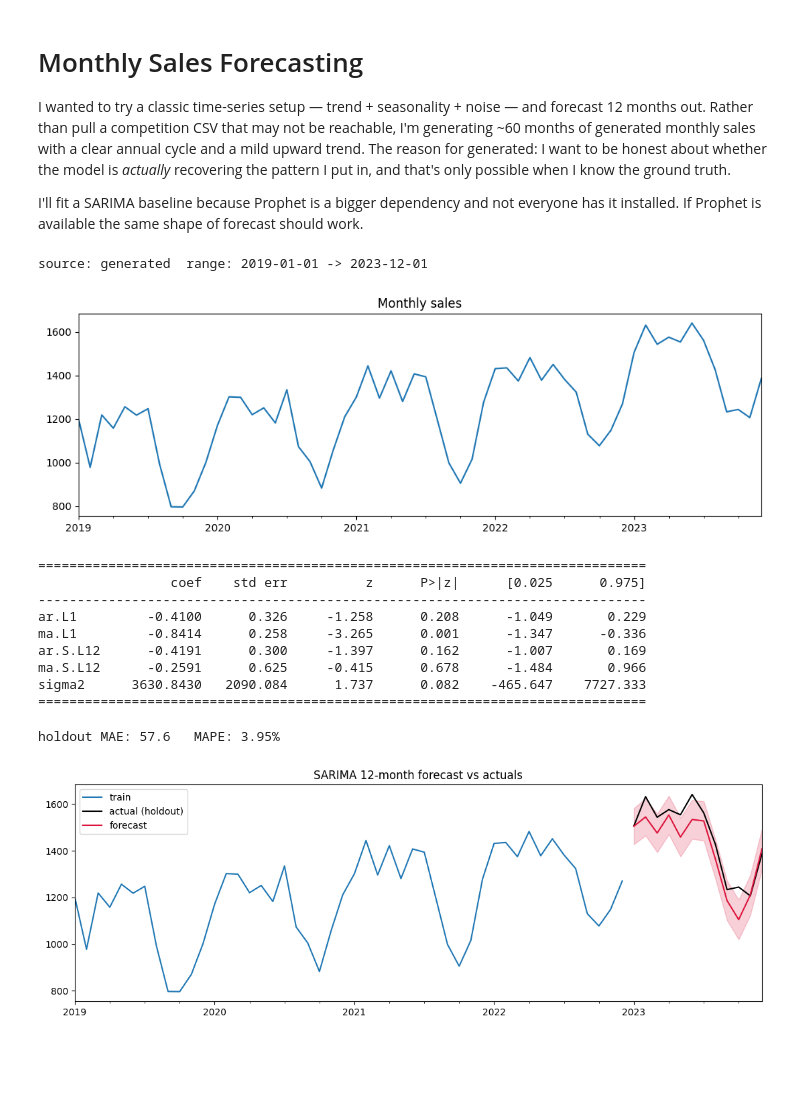
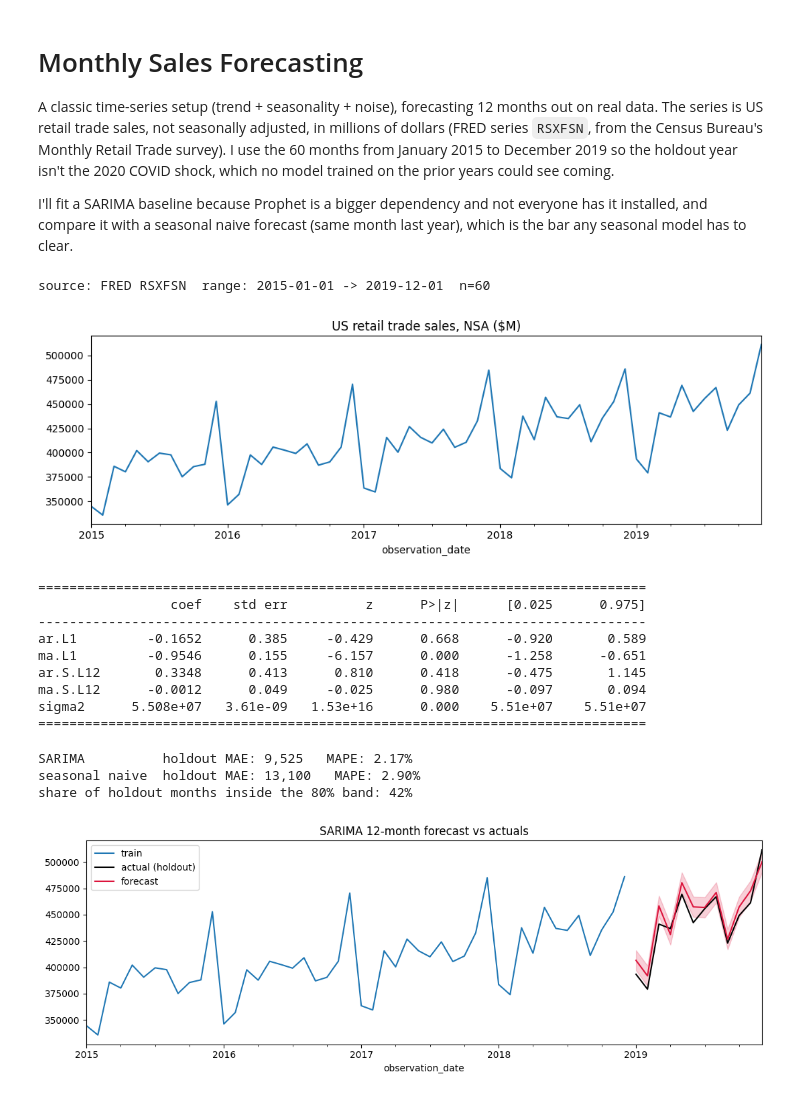
Before and after one commit to Rushmitha-dot/rush, a Jupyter notebook: notebooks/050_sales_forecast/050_sales_forecast.ipynb, the cells around one changed output. Drawn from its saved outputs; the diff is of its cells as text; code cells hidden in the pictures; blank space fills up the shorter version.

Commit message:
050: use US retail sales (FRED RSXFSN)

```diff
--- a/notebooks/050_sales_forecast/050_sales_forecast.ipynb
+++ b/notebooks/050_sales_forecast/050_sales_forecast.ipynb
@@ -1,9 +1,9 @@
 # %% [markdown]
 # Monthly Sales Forecasting
 
-I wanted to try a classic time-series setup — trend + seasonality + noise — and forecast 12 months out. Rather than pull a competition CSV that may not be reachable, I'm generating ~60 months of generated monthly sales with a clear annual cycle and a mild upward trend. The reason for generated: I want to be honest about whether the model is *actually* recovering the pattern I put in, and that's only possible when I know the ground truth.
+A classic time-series setup (trend + seasonality + noise), forecasting 12 months out on real data. The series is US retail trade sales, not seasonally adjusted, in millions of dollars (FRED series `RSXFSN`, from the Census Bureau's Monthly Retail Trade survey). I use the 60 months from January 2015 to December 2019 so the holdout year isn't the 2020 COVID shock, which no model trained on the prior years could see coming.
 
-I'll fit a SARIMA baseline because Prophet is a bigger dependency and not everyone has it installed. If Prophet is available the same shape of forecast should work.
+I'll fit a SARIMA baseline because Prophet is a bigger dependency and not everyone has it installed, and compare it with a seasonal naive forecast (same month last year), which is the bar any seasonal model has to clear.
 # %%
 import numpy as np
 import pandas as pd
@@ -20,25 +19,19 @@ RNG = np.random.default_rng(13)
 DATA_DIR = Path("../../data/sales")
 # %%
-# 60 months from 2019-01
-csv = DATA_DIR / "monthly_sales.csv"
-if csv.exists():
-    series = pd.read_csv(csv, parse_dates=["date"]).set_index("date")["sales"]
-    source = "local csv"
-else:
-    n = 60
-    idx = pd.date_range("2019-01-01", periods=n, freq="MS")
-    t = np.arange(n)
-    trend = 1000 + 8 * t
-    season = 220 * np.sin(2 * np.pi * (t % 12) / 12) + 90 * np.cos(2 * np.pi * (t % 12) / 6)
-    noise = RNG.normal(0, 60, n)
-    series = pd.Series(trend + season + noise, index=idx, name="sales")
-    source = "generated"
+# US retail trade sales, NSA, millions of USD (FRED RSXFSN, source US Census Bureau)
+csv = DATA_DIR / "RSXFSN.csv"
+if not csv.exists():
+    DATA_DIR.mkdir(parents=True, exist_ok=True)
+    pd.read_csv("https://fred.stlouisfed.org/graph/fredgraph.csv?id=RSXFSN").to_csv(csv, index=False)
 
-print(f"source: {source}  range: {series.index.min().date()} -> {series.index.max().date()}")
-series.plot(figsize=(10, 3.5), title="Monthly sales"); plt.tight_layout(); plt.show()
+full = pd.read_csv(csv, parse_dates=["observation_date"]).set_index("observation_date")["RSXFSN"]
+series = full.loc["2015-01-01":"2019-12-01"].asfreq("MS").rename("sales")
+
+print(f"source: FRED RSXFSN  range: {series.index.min().date()} -> {series.index.max().date()}  n={len(series)}")
+series.plot(figsize=(10, 3.5), title="US retail trade sales, NSA ($M)"); plt.tight_layout(); plt.show()
 # %% [output]
-source: generated  range: 2019-01-01 -> 2023-12-01
+source: FRED RSXFSN  range: 2015-01-01 -> 2019-12-01  n=60
-[figure, old version]
+[figure, new version]
 # %%
 # hold out the last 12 months as a test window
 train, test = series.iloc[:-12], series.iloc[-12:]
@@ -53,11 +46,11 @@ print(res.summary().tables[1])
 ==============================================================================
                  coef    std err          z      P>|z|      [0.025      0.975]
 ------------------------------------------------------------------------------
-ar.L1         -0.4100      0.326     -1.258      0.208      -1.049       0.229
-ma.L1         -0.8414      0.258     -3.265      0.001      -1.347      -0.336
-ar.S.L12      -0.4191      0.300     -1.397      0.162      -1.007       0.169
-ma.S.L12      -0.2591      0.625     -0.415      0.678      -1.484       0.966
-sigma2      3630.8430   2090.084      1.737      0.082    -465.647    7727.333
+ar.L1         -0.1652      0.385     -0.429      0.668      -0.920       0.589
+ma.L1         -0.9546      0.155     -6.157      0.000      -1.258      -0.651
+ar.S.L12       0.3348      0.413      0.810      0.418      -0.475       1.145
+ma.S.L12      -0.0012      0.049     -0.025      0.980      -0.097       0.094
+sigma2      5.508e+07   3.61e-09   1.53e+16      0.000    5.51e+07    5.51e+07
 ==============================================================================
 # %%
 forecast = res.get_forecast(steps=12)
@@ -66,9 +59,18 @@ ci = forecast.conf_int(alpha=0.2)  # 80% interval, easier to read than 95%
 
 mae = mean_absolute_error(test, fc_mean)
 mape = (np.abs(test - fc_mean) / test).mean() * 100
-print(f"holdout MAE: {mae:.1f}   MAPE: {mape:.2f}%")
+print(f"SARIMA          holdout MAE: {mae:,.0f}   MAPE: {mape:.2f}%")
+
+# seasonal naive: each month of 2019 = same month of 2018
+naive = pd.Series(train.iloc[-12:].values, index=test.index)
+print(f"seasonal naive  holdout MAE: {mean_absolute_error(test, naive):,.0f}   "
+      f"MAPE: {(np.abs(test - naive) / test).mean() * 100:.2f}%")
+inside = ((test >= ci.iloc[:, 0]) & (test <= ci.iloc[:, 1])).mean()
+print(f"share of holdout months inside the 80% band: {inside:.0%}")
 # %% [output]
-holdout MAE: 57.6   MAPE: 3.95%
+SARIMA          holdout MAE: 9,525   MAPE: 2.17%
+seasonal naive  holdout MAE: 13,100   MAPE: 2.90%
+share of holdout months inside the 80% band: 42%
 # %%
 fig, ax = plt.subplots(figsize=(11, 4))
 train.plot(ax=ax, label="train")
@@ -78,7 +80,7 @@ ax.fill_between(fc_mean.index, ci.iloc[:, 0], ci.iloc[:, 1], alpha=0.2, color="c
 ax.legend(); ax.set_title("SARIMA 12-month forecast vs actuals")
 plt.tight_layout(); plt.show()
 # %% [output]
-[figure, old version]
+[figure, new version]
 # %% [markdown]
 ## What I learned
 
```
Also changed, not shown: parts of 2 cells of this notebook.
